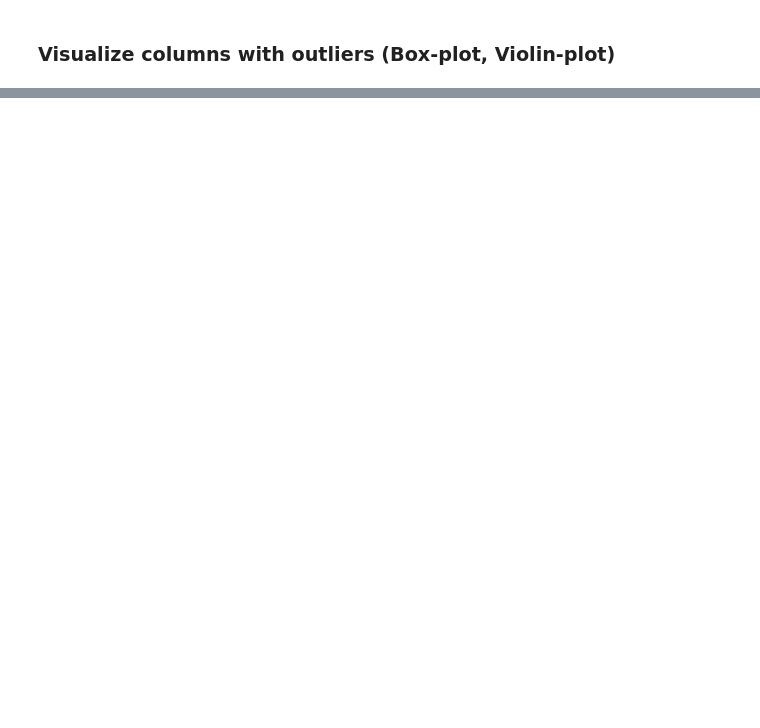
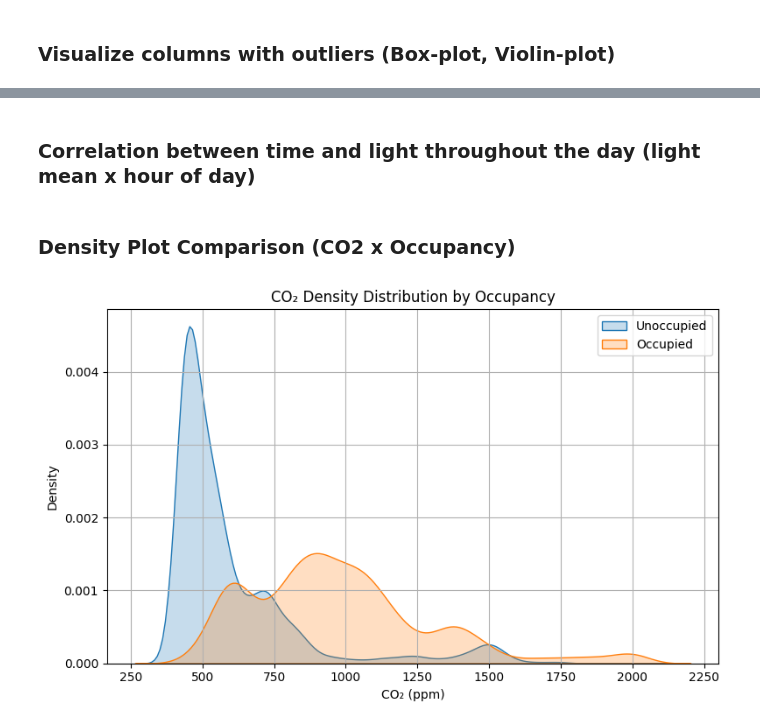
Before and after one commit to NoamShaphir/-MicroClimate, a Jupyter notebook: analysis.ipynb, the cells around one changed output, grey strips where cells are left out. Saved outputs shown, nothing was run; the diff lists cells and outputs as text; code cells hidden in the pictures; blank space fills up the shorter version.

Commit message:
"Added graphs"

```diff
--- a/analysis.ipynb
+++ b/analysis.ipynb
@@ -221,0 +251,10 @@ for col in outlier_columns:
+# %%
+# Convert to datetime if not already
+df['date'] = pd.to_datetime(df['date'])
+
+# Check min and max timestamps
+start_date = df['date'].min()
+end_date = df['date'].max()
+
+print(f"📅 Data ranges from: {start_date} to {end_date}")
+print(f"🕒 Total duration: {end_date - start_date}")
@@ -221,0 +264,41 @@ for col in outlier_columns:
+# %% [markdown]
+### Correlation between time and light throughout the day (light mean x hour of day)
+# %%
+# Convert 'date' column to datetime (if not already)
+df['date'] = pd.to_datetime(df['date'])
+
+# Extract the hour from the timestamp
+df['hour'] = df['date'].dt.hour
+
+# Group by hour and calculate mean light level
+hourly_light = df.groupby('hour')['Light'].mean().reset_index()
+
+# Plot with Plotly
+fig = px.line(
+    hourly_light,
+    x='hour',
+    y='Light',
+    title='Average Light Levels by Hour of Day',
+    markers=True
+)
+fig.update_layout(
+    xaxis_title='Hour of Day',
+    yaxis_title='Average Light',
+    xaxis=dict(dtick=1),
+    template='plotly_white'
+)
+fig.show()
+# %% [markdown]
+### Density Plot Comparison (CO2 x Occupancy)
+# %%
+plt.figure(figsize=(8, 5))
+sns.kdeplot(data=df[df['Occupancy'] == 0], x='CO2', label='Unoccupied', fill=True)
+sns.kdeplot(data=df[df['Occupancy'] == 1], x='CO2', label='Occupied', fill=True)
+plt.title('CO₂ Density Distribution by Occupancy')
+plt.xlabel('CO₂ (ppm)')
+plt.legend()
+plt.grid(True)
+plt.tight_layout()
+plt.show()
+# %% [output]
+[figure, added]
```
Also changed, not shown: parts of 10 cells of this notebook, 1 other file.
